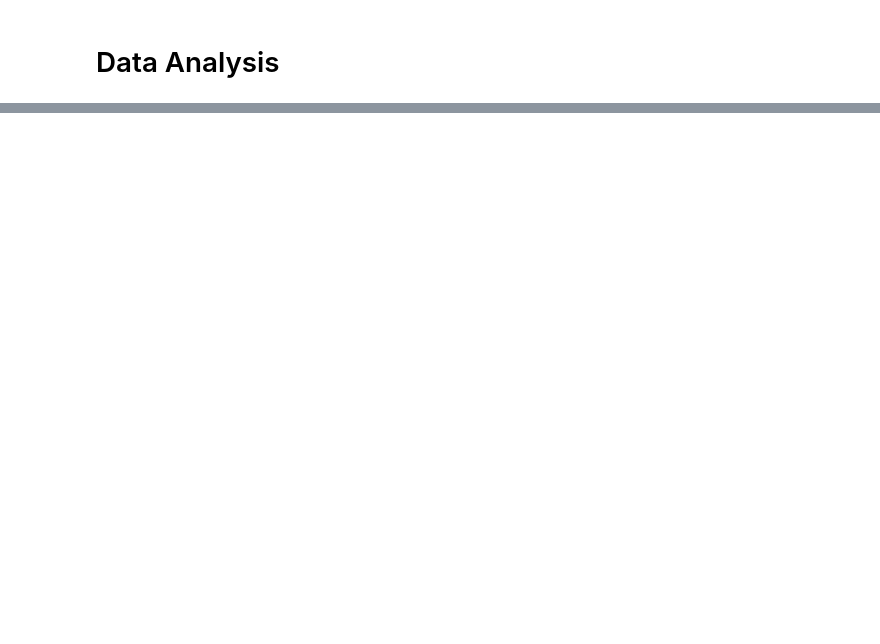
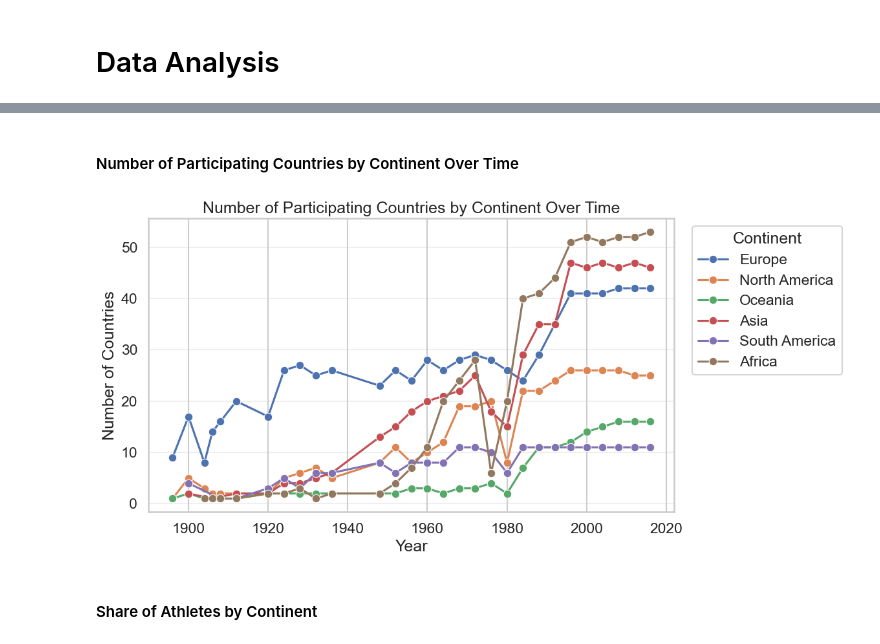
Before and after one commit to OwenSchillaci/STAT-315-Group-13-Final-Project, a Jupyter notebook: data.ipynb, the cells around one changed output, grey strips where cells are left out. Saved outputs shown, nothing was run; the diff lists cells and outputs as text; code cells hidden in the pictures; blank space fills up the shorter version.

```diff
--- a/data.ipynb
+++ b/data.ipynb
@@ -221,0 +283,26 @@ dtype: float64
+# %% [markdown]
+#### Number of Participating Countries by Continent Over Time
+# %%
+# Number of countries per year by continent
+countries_per_year_continent = (
+    country_year.groupby(["Year", "continent"])["country_name"]
+    .nunique()
+    .reset_index(name="n_countries")
+)
+
+plt.figure(figsize=(12,6))
+sns.lineplot(
+    data=countries_per_year_continent,
+    x="Year", y="n_countries", hue="continent",
+    marker="o"
+)
+plt.title("Number of Participating Countries by Continent Over Time")
+plt.xlabel("Year"); plt.ylabel("Number of Countries")
+plt.grid(True, axis='y', alpha=0.3)
+plt.legend(title="Continent", bbox_to_anchor=(1.02,1), loc="upper left")
+plt.tight_layout()
+plt.show()
+# %% [output]
+[figure, added]
+# %% [markdown]
+#### Share of Athletes by Continent
```
Also changed, not shown: parts of 24 cells of this notebook.
